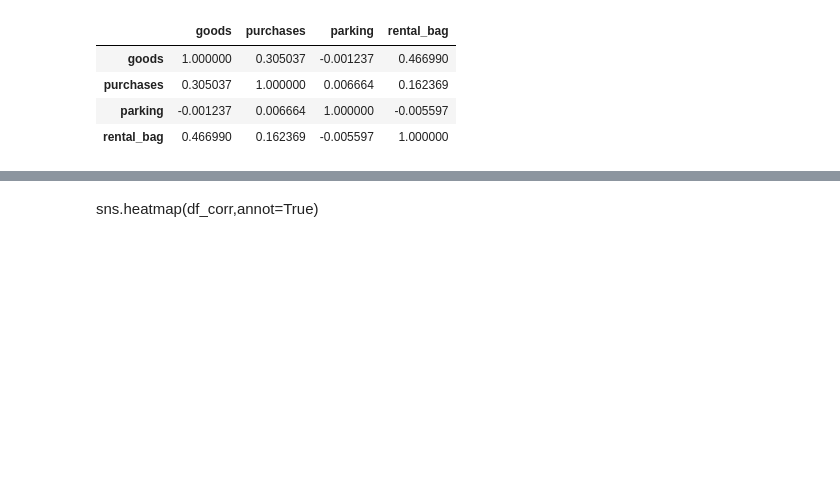
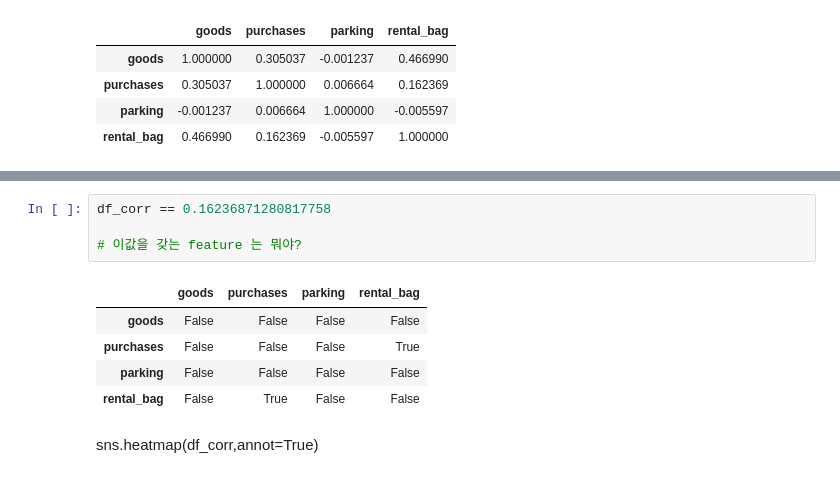
Before and after one commit to smjune/ipynb, a Jupyter notebook: tjd229/2.ipynb, the cells around one changed output, grey strips where cells are left out. Drawn from its saved outputs; the diff is of its cells as text; blank space fills up the shorter version.

```diff
--- a/tjd229/2.ipynb
+++ b/tjd229/2.ipynb
@@ -79,3 +98,13 @@ df_corr
+# %%
+df_corr == 0.16236871280817758
+
+# 이값을 갖는 feature 는 뭐야?
+# %% [output]
+|  | goods | purchases | parking | rental_bag |
+| goods | False | False | False | False |
+| purchases | False | False | False | True |
+| parking | False | False | False | False |
+| rental_bag | False | True | False | False |
 # %% [markdown]
 sns.heatmap(df_corr,annot=True)
 # %%
```
Also changed, not shown: parts of 3 cells of this notebook, 7 other files.
